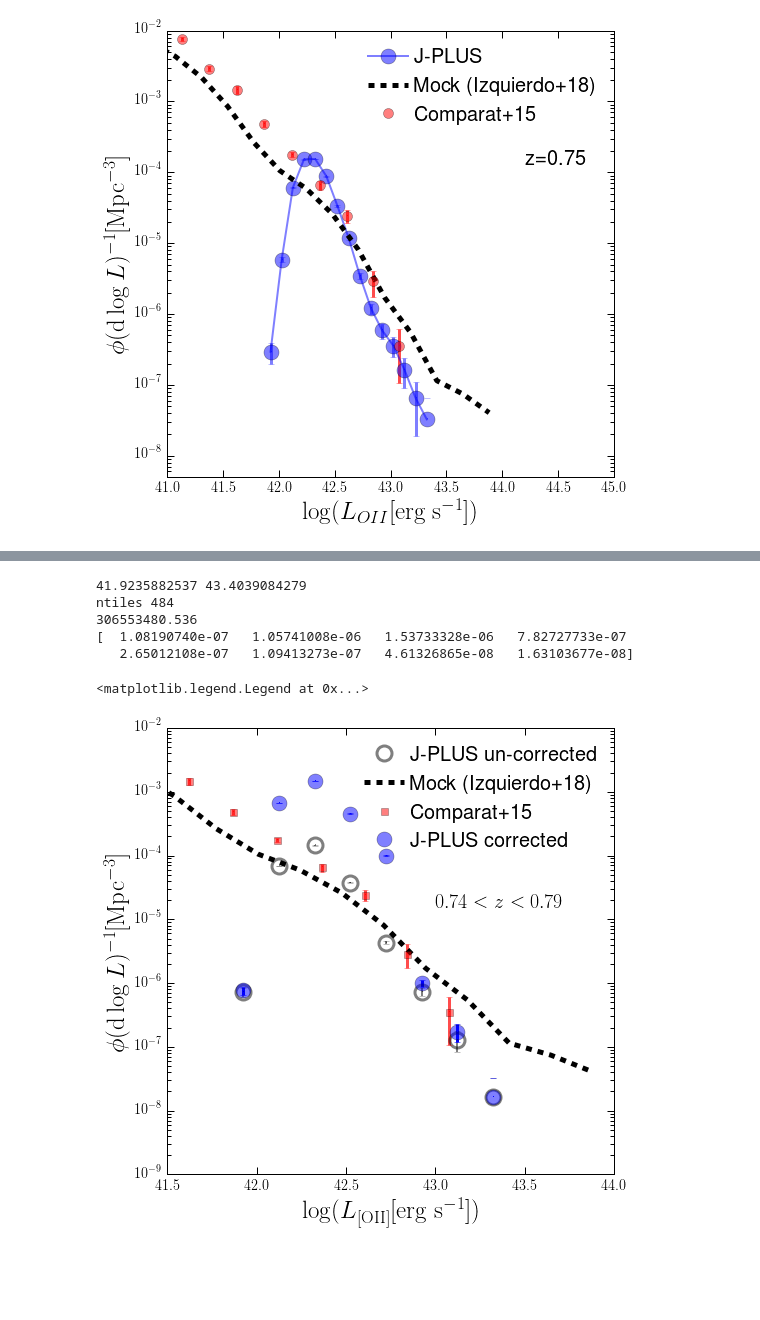
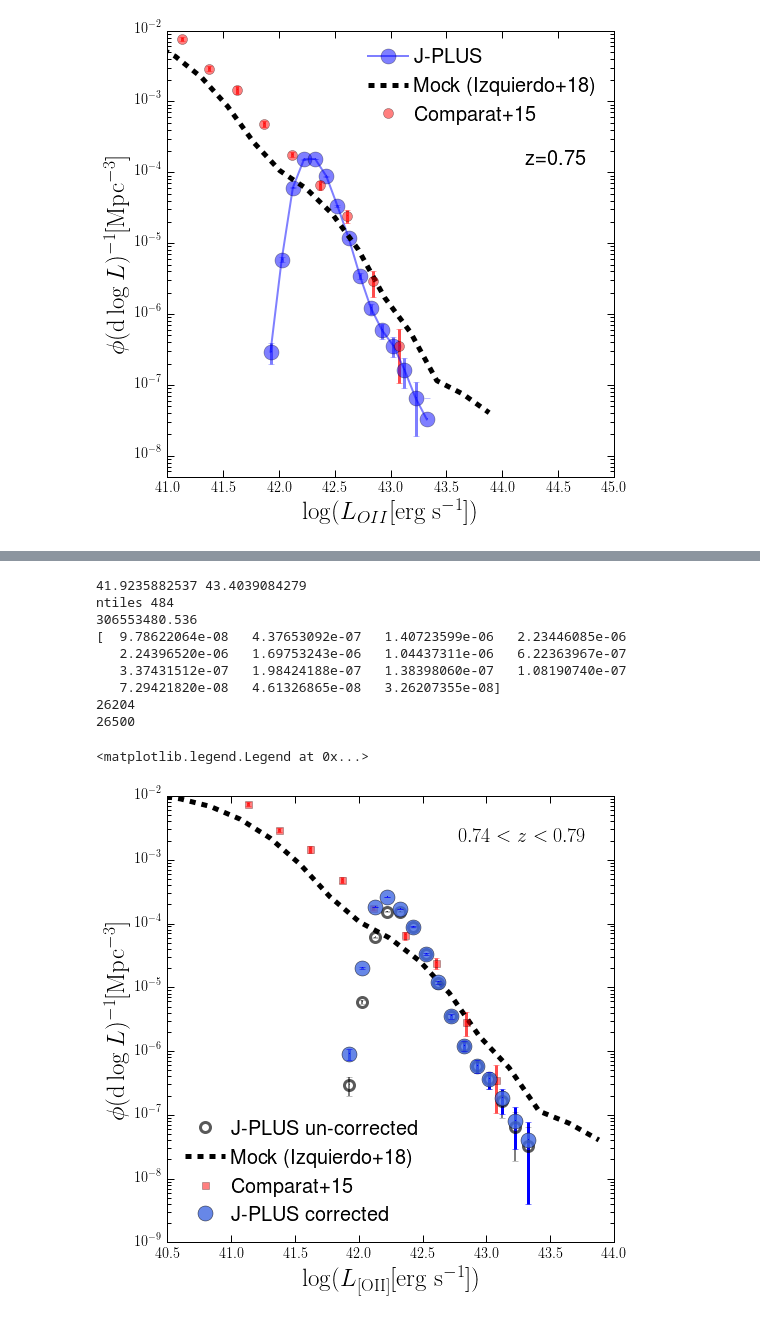
Before and after one commit to aaorsi/ELG_analysis, a Jupyter notebook: LFandclustering.ipynb, the cells around one changed output, grey strips where cells are left out. Drawn from its saved outputs; the diff is of its cells as text; code cells hidden in the pictures; blank space fills up the shorter version.

```diff
--- a/LFandclustering.ipynb
+++ b/LFandclustering.ipynb
@@ -266,10 +280,10 @@ done!
 plt.figure('completeness')
 
 for it in range(nbins):
-    plt.plot(binarr, comp_tile[it,:],'-',linewidth=0.25,color='gray')
+    plt.plot(binarr, 10**comp_tile[it,:],'-',linewidth=0.25,color='gray')
 
 plt.xlim([41,43] if groupby == 'lum_line' else [0.1,3])
-plt.ylim([-3,0])
+plt.ylim([0,1])
 xl = r'$L[{\rm erg}\ s^{-1}]$' if groupby == 'lum_line' else r'$\Delta m$'
 plt.xlabel(xl,fontsize=20)
 plt.ylabel(r'${\rm Completeness}$',fontsize=20)
@@ -298,7 +312,7 @@ loii = f_oii * 4*np.pi*ld**2
 
 min_oii = np.min(np.log10(loii))
 max_oii = np.max(np.log10(loii))
-lbin = 0.2
+lbin = 0.1
 nbins = int(np.floor((max_oii-min_oii)/lbin+1))
 print min_oii,max_oii
 binarr = np.arange(nbins)*lbin + min_oii
@@ -320,8 +334,8 @@ print errs
 plt.figure('LFOII',figsize=(8,8))
 ax = plt.subplot(111)
 
-ax.semilogy(binarr, phi/volume/lbin,'ko',linewidth=2,markersize=15,label='J-PLUS un-corrected',
-            alpha=0.5,mfc='none',mew=3)
+ax.semilogy(binarr, phi/volume/lbin,'ko',linewidth=2,markersize=10,label='J-PLUS un-corrected',
+            alpha=.65,mfc='none',mew=3)
 ax.errorbar(binarr, phi/volume/lbin, yerr = errs, fmt='k,',alpha=0.5,elinewidth=2)
 ax.set_ylabel(r'$\phi ({\rm d}\log L)^{-1}[{\rm Mpc^{-3}]$',fontsize=25)
 ax.set_xlabel(r'$\log(L_{\rm [OII]} [{\rm erg~s^{-1}}])$',fontsize=25)
@@ -347,41 +361,48 @@ gal_oii['weight_c'] = np.zeros(ntot)
 for it in range(ntiles):
     tt = alltiles[it]
     gsel = np.where(gal_oii['tile_id'] == tt)[0]
+    ngal = len(gsel)
+    if ngal == 0:
+        print tt
+        continue
     cf = comp_funcs[it][1]
-    ngal = len(gsel)
     for ig in range(ngal):
         iid = gsel[ig]
         ll = np.log10(loii[iid]) if groupby == 'lum_line' else gal_oii['dm'][iid]
         ccf = cf(ll)
-        gal_oii['weight_c'][iid] = (1./10**(ccf)) if ccf > -4 else 1.0
+        gal_oii['weight_c'][iid] = (1./10**(ccf)) if ccf > -5 else 1.0
  #       if ccf < -90:
  #           print ccf
   #      if it ==0:
   #          print it,ll, gal_oii['weight_c'][iid]
        # if ll < 42.0:
        #     print it,ll, gal_oii['weight_c'][iid]
 
 
 phi2, lbb2 = np.histogram(np.log10(loii),bins=nbins,
                           range=[min_oii-lbin/2.,max_oii+lbin/2.],
                          weights = gal_oii['weight_c'])
 
 errs2 =np.sqrt(phi2)/(volume * lbin)
 
-ax.semilogy(binarr, phi2/volume/lbin,'bo',linewidth=2,markersize=15,label='J-PLUS corrected',
-            alpha=0.5)
+ax.semilogy(binarr, phi2/volume/lbin,'o',linewidth=2,markersize=15,label='J-PLUS corrected',
+            alpha=.8,color='RoyalBlue')
 ax.errorbar(binarr, phi2/volume/lbin, yerr = errs2, fmt='b,',alpha=1.0,elinewidth=3)
 
 
-ax.set_xlim([41.5,44])
+ax.set_xlim([40.5,44])
 ax.set_ylim([1e-9,1e-2])
-ax.text(0.6,0.6,r'$0.74<z<0.79$',transform=ax.transAxes,fontsize=20)
-ax.legend(loc='upper right',fontsize=20)
+ax.text(0.65,0.9,r'$0.74<z<0.79$',transform=ax.transAxes,fontsize=20)
+ax.legend(loc='lower left',fontsize=20)
 # %% [output]
 41.9235882537 43.4039084279
 ntiles 484
 306553480.536
-[  1.08190740e-07   1.05741008e-06   1.53733328e-06   7.82727733e-07
-   2.65012108e-07   1.09413273e-07   4.61326865e-08   1.63103677e-08]
+[  9.78622064e-08   4.37653092e-07   1.40723599e-06   2.23446085e-06
+   2.24396520e-06   1.69753243e-06   1.04437311e-06   6.22363967e-07
+   3.37431512e-07   1.98424188e-07   1.38398060e-07   1.08190740e-07
+   7.29421820e-08   4.61326865e-08   3.26207355e-08]
+26204
+26500
 <matplotlib.legend.Legend at 0x...>
-[figure, old version]
+[figure, new version]
```
Also changed, not shown: parts of 17 cells of this notebook.
